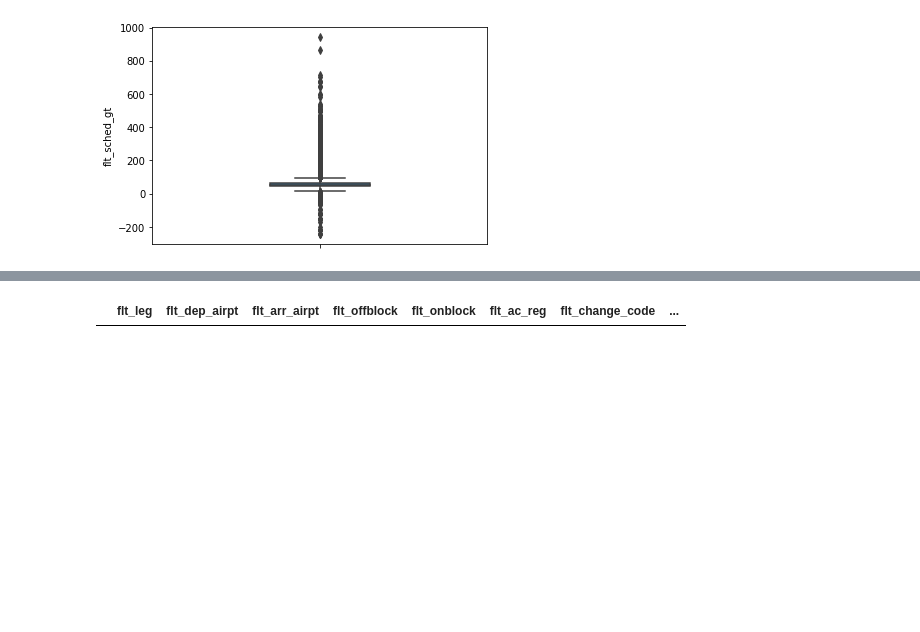
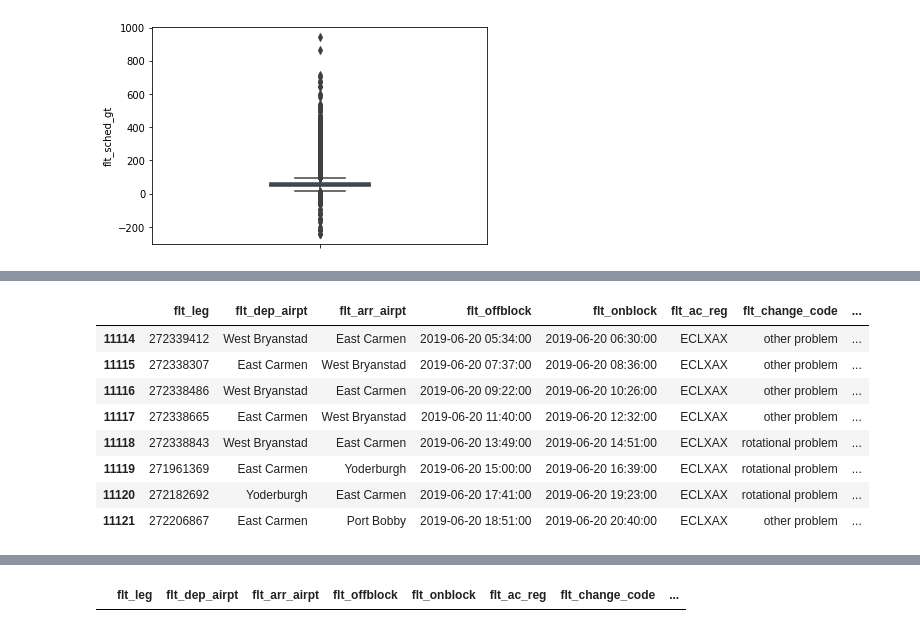
Before and after one commit to HinNerd/Flight_Prediction, a Jupyter notebook: notebooks/data_exploration.ipynb, the cells around one changed output, grey strips where cells are left out. Saved outputs shown, nothing was run; the diff lists cells and outputs as text; code cells hidden in the pictures; blank space fills up the shorter version.

```diff
--- a/notebooks/data_exploration.ipynb
+++ b/notebooks/data_exploration.ipynb
@@ -418,0 +541,13 @@ Name: flt_act_gt, dtype: float64
+# %%
+# Now looking at the rotation of the first registration for the specific day
+df[(df['flt_ac_reg'] == 'ECLXAX') & (df['flt_sched_dep'].dt.strftime('%Y-%m-%d') == '2019-06-20')]
+# %% [output]
+|  | flt_leg | flt_dep_airpt | flt_arr_airpt | flt_offblock | flt_onblock | flt_ac_reg | flt_change_code | ... |
+| 11114 | 272339412 | West Bryanstad | East Carmen | 2019-06-20 05:34:00 | 2019-06-20 06:30:00 | ECLXAX | other problem | ... |
+| 11115 | 272338307 | East Carmen | West Bryanstad | 2019-06-20 07:37:00 | 2019-06-20 08:36:00 | ECLXAX | other problem | ... |
+| 11116 | 272338486 | West Bryanstad | East Carmen | 2019-06-20 09:22:00 | 2019-06-20 10:26:00 | ECLXAX | other problem | ... |
+| 11117 | 272338665 | East Carmen | West Bryanstad | 2019-06-20 11:40:00 | 2019-06-20 12:32:00 | ECLXAX | other problem | ... |
+| 11118 | 272338843 | West Bryanstad | East Carmen | 2019-06-20 13:49:00 | 2019-06-20 14:51:00 | ECLXAX | rotational problem | ... |
+| 11119 | 271961369 | East Carmen | Yoderburgh | 2019-06-20 15:00:00 | 2019-06-20 16:39:00 | ECLXAX | rotational problem | ... |
+| 11120 | 272182692 | Yoderburgh | East Carmen | 2019-06-20 17:41:00 | 2019-06-20 19:23:00 | ECLXAX | rotational problem | ... |
+| 11121 | 272206867 | East Carmen | Port Bobby | 2019-06-20 18:51:00 | 2019-06-20 20:40:00 | ECLXAX | other problem | ... |
```
Also changed, not shown: parts of 32 cells of this notebook, 2 other files.
